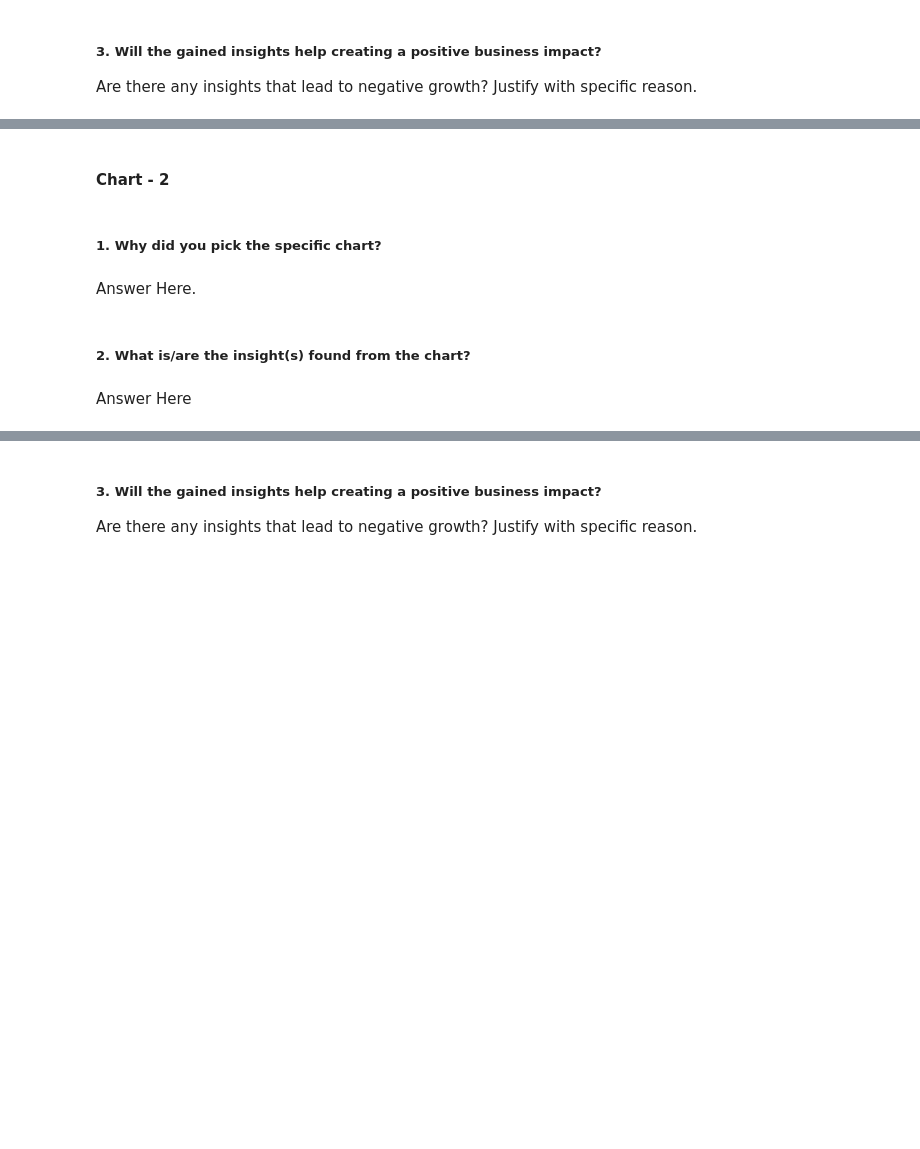
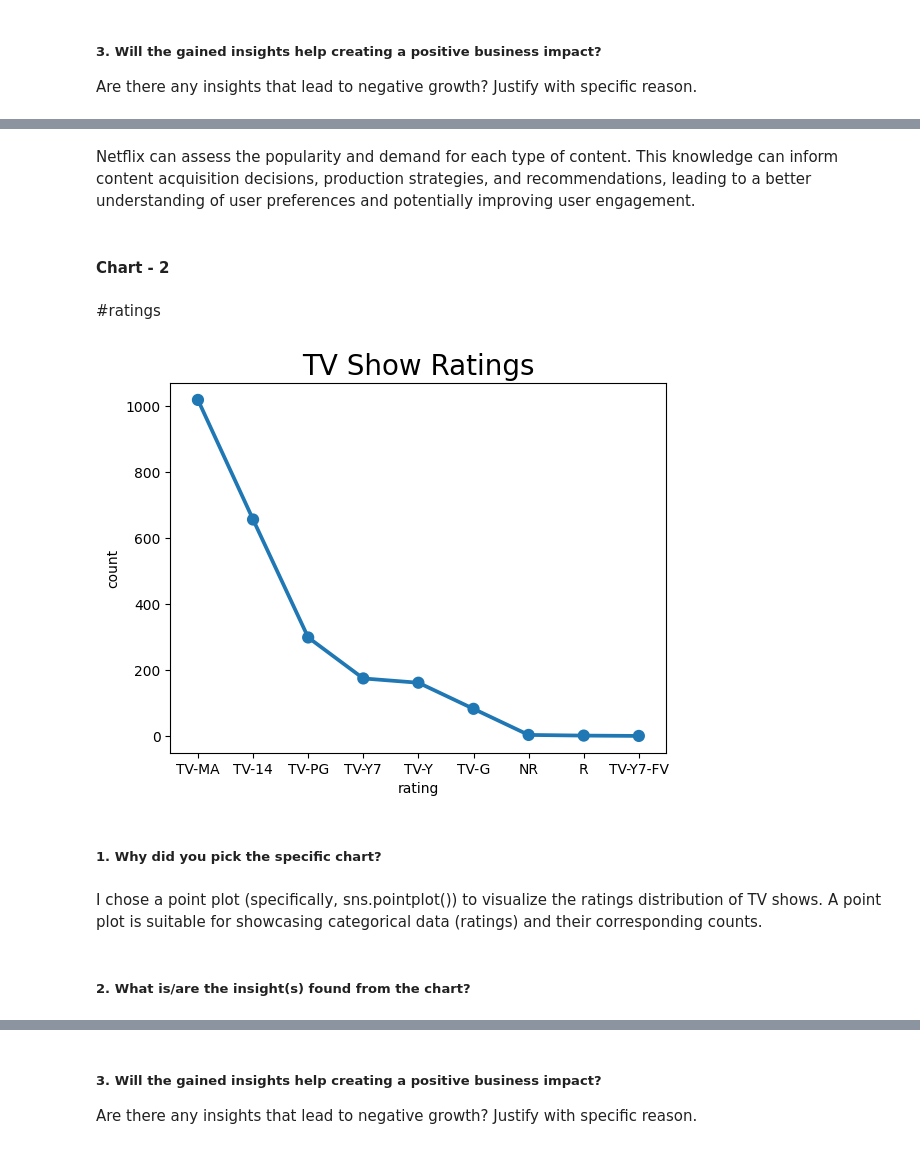
Before and after one commit to subhashsomarouthu/Netflix-Movies-and-TV-Shows-Clustering, a Jupyter notebook: Netflix_Movies_and_TV_Shows_Clustering.ipynb, the cells around one changed output, grey strips where cells are left out. Cells and saved outputs as stored; diff of their text form; code cells hidden in the pictures; blank space fills up the shorter version.

```diff
--- a/Netflix_Movies_and_TV_Shows_Clustering.ipynb
+++ b/Netflix_Movies_and_TV_Shows_Clustering.ipynb
@@ -157,2 +623,4 @@ Answer Here
+# %% [markdown]
+ Netflix can assess the popularity and demand for each type of content. This knowledge can inform content acquisition decisions, production strategies, and recommendations, leading to a better understanding of user preferences and potentially improving user engagement.
 # %% [markdown]
 #### Chart - 2
@@ -161,8 +627,23 @@ Answer Here
+# %% [markdown]
+#ratings
+# %%
+# Chart - 2 visualization code
+#storing tv shows and movies separately
+
+tv_shows=df_copy[df_copy['type']=='TV Show']
+movies=df_copy[df_copy['type']=='Movie']
+# %%
+tv_ratings = tv_shows.groupby(['rating'])['show_id'].count().reset_index(name='count').sort_values(by='count',ascending=False)
+fig_dims = (1610)
+
+sns.pointplot(x='rating',y='count',data=tv_ratings)
+plt.title('TV Show Ratings',size='20')
+plt.show()
+# %% [output]
+[figure, added]
 # %% [markdown]
 ##### 1. Why did you pick the specific chart?
-# %% [markdown]
-Answer Here.
+# %% [markdown]
+I chose a point plot (specifically, sns.pointplot()) to visualize the ratings distribution of TV shows. A point plot is suitable for showcasing categorical data (ratings) and their corresponding counts.
 # %% [markdown]
 ##### 2. What is/are the insight(s) found from the chart?
-# %% [markdown]
-Answer Here
```
Also changed, not shown: parts of 167 cells of this notebook.
